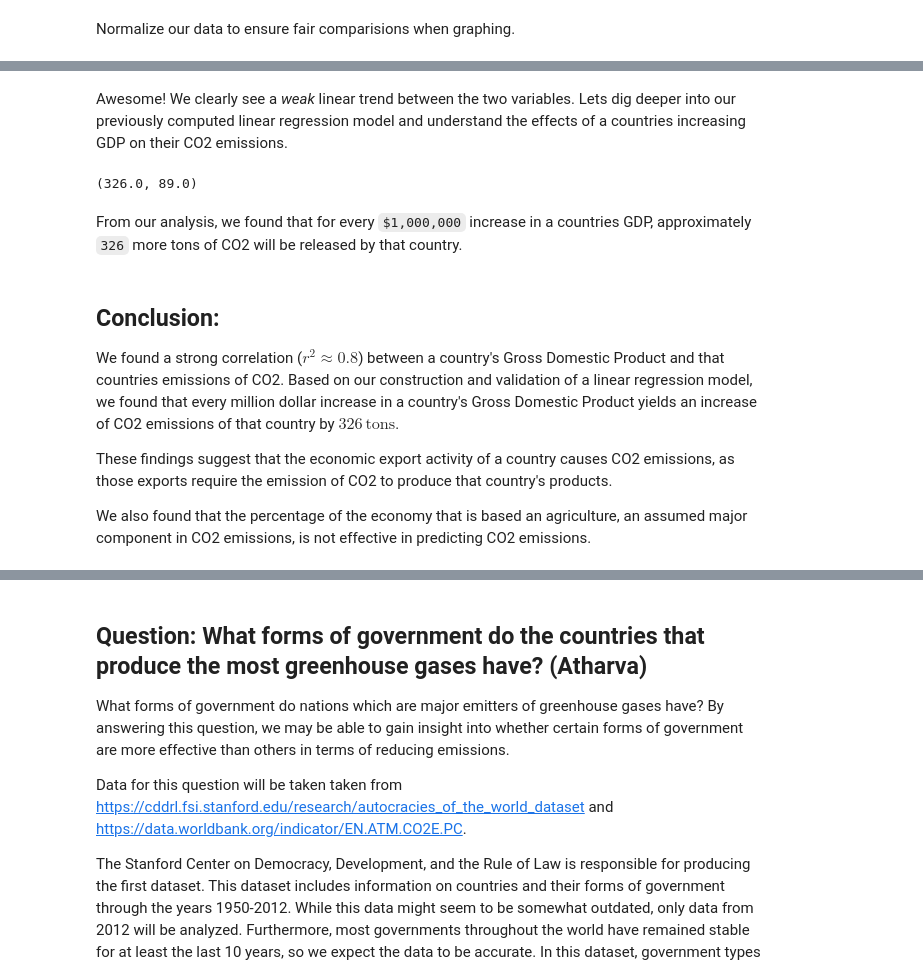
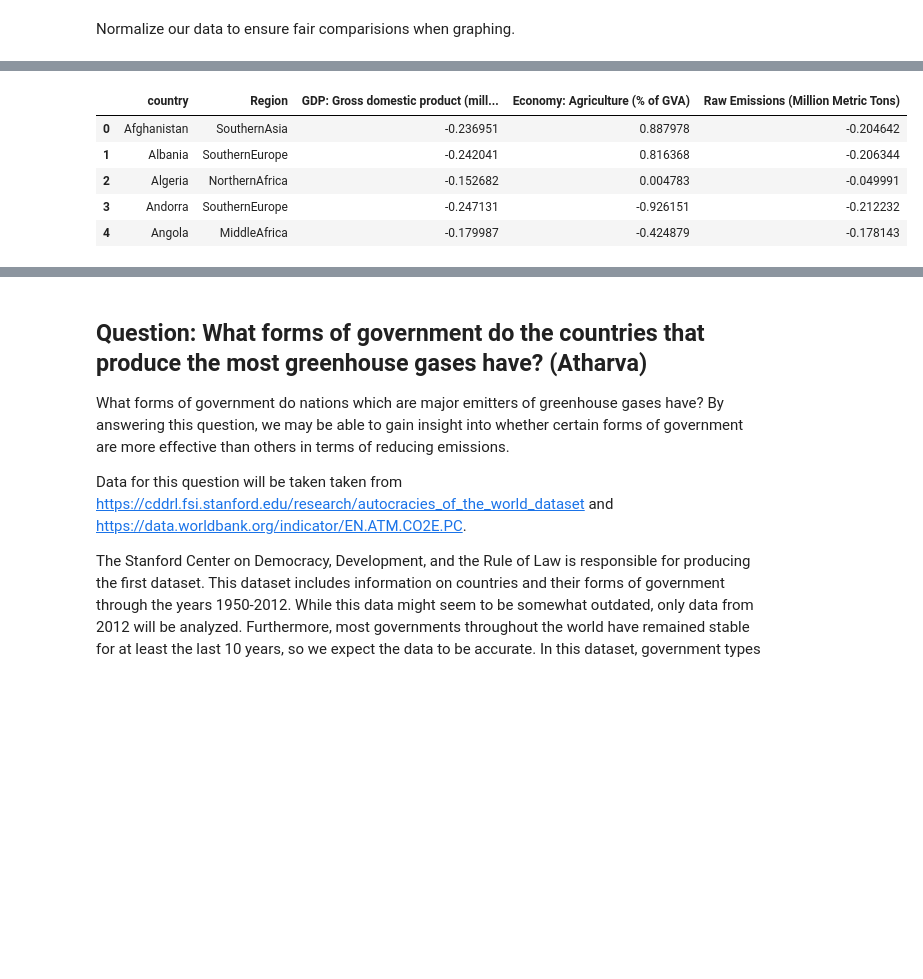
Before and after one commit to melotic/cs3654-project, a Jupyter notebook: Project3.ipynb, the cells around one changed output, grey strips where cells are left out. Drawn from its saved outputs; the diff is of its cells as text; code cells hidden in the pictures; blank space fills up the shorter version.

```diff
--- a/Project3.ipynb
+++ b/Project3.ipynb
@@ -718,20 +642,0 @@ We'll join our dataset with another data set that contains a time series of gree
-# %%
-# load the green house data
-ghg = pd.read_csv('ghg-emissions.csv')
-ghg = ghg[["Country/Region", "2017"]]
-
-countryMappings = {
-    'United States of America': 'United States',
-    'Republic of Korea': 'Korea, Rep.',
-    'Viet Nam': 'Vietnam',
-    'Czechia': 'Czech Republic'
-}
-
-
-# join the the data. Add the 2017 colun to the data dataframe based on the country name
-data.country = data.country.map(lambda c: countryMappings[c] if c in countryMappings.keys() else c).map(lambda c: c[:(c.find("(") - 1)] if c.find("(") != -1 else c)
-
-merged = data.merge(ghg, left_on='country', right_on='Country/Region', how='inner')
-merged.drop("Country/Region", axis=1, inplace=True)
-merged.dropna(inplace=True)
-merged
@@ -856,24 +645,13 @@ plt.show()
-# %% [markdown]
-Awesome! We clearly see a *weak* linear trend between the two variables. Lets dig deeper into our previously computed linear regression model and understand the effects of a countries increasing GDP on their CO2 emissions.
-# %%
-# extract the coeffecients from the lr_s model.
-ton_co2_per_gdp = lr_s.coef_[0] * 1e6
-base_co2_emiss = lr_s.intercept_
-
-# round the variables to the nearest whole number
-ton_co2_per_gdp = round(ton_co2_per_gdp, 0)
-base_co2_emiss = round(base_co2_emiss, 0)
-
-ton_co2_per_gdp, base_co2_emiss
-# %% [output]
-(326.0, 89.0)
-# %% [markdown]
-From our analysis, we found that for every `$1,000,000` increase in a countries GDP, approximately `326` more tons of CO2 will be released by that country.
-# %% [markdown]
-## Conclusion:
-
-We found a strong correlation ($r^2 \approx 0.8$) between a country's Gross Domestic Product and that countries emissions of CO2. Based on our construction and validation of a linear regression model, we found that every million dollar increase in a country's Gross Domestic Product yields an increase of CO2 emissions of that country by $326\hspace{2pt}\text{tons}$.
-
-These findings suggest that the economic export activity of a country causes CO2 emissions, as those exports require the emission of CO2 to produce that country's products.
-
-We also found that the percentage of the economy that is based an agriculture, an assumed major component in CO2 emissions, is not effective in predicting CO2 emissions.
+# %%
+# normalize data
+numeric = data.iloc[:, 2:]
+normGDP = data.copy()
+normGDP.iloc[:, 2:] = (numeric - numeric.mean()) / numeric.std()
+normGDP.head()
+# %% [output]
+|  | country | Region | GDP: Gross domestic product (mill... | Economy: Agriculture (% of GVA) | Raw Emissions (Million Metric Tons) |
+| 0 | Afghanistan | SouthernAsia | -0.236951 | 0.887978 | -0.204642 |
+| 1 | Albania | SouthernEurope | -0.242041 | 0.816368 | -0.206344 |
+| 2 | Algeria | NorthernAfrica | -0.152682 | 0.004783 | -0.049991 |
+| 3 | Andorra | SouthernEurope | -0.247131 | -0.926151 | -0.212232 |
+| 4 | Angola | MiddleAfrica | -0.179987 | -0.424879 | -0.178143 |
```
Also changed, not shown: parts of 48 cells of this notebook.
